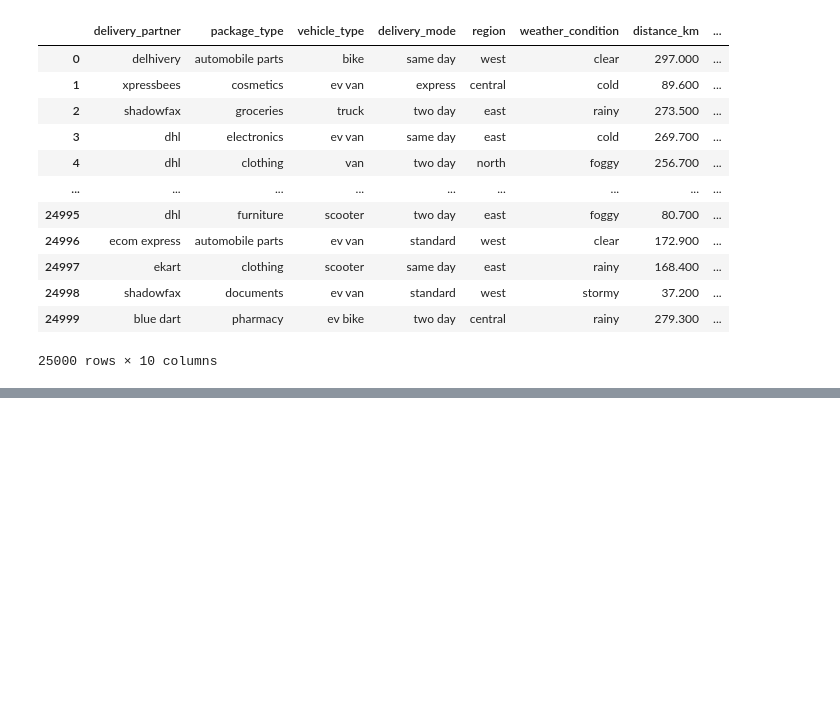
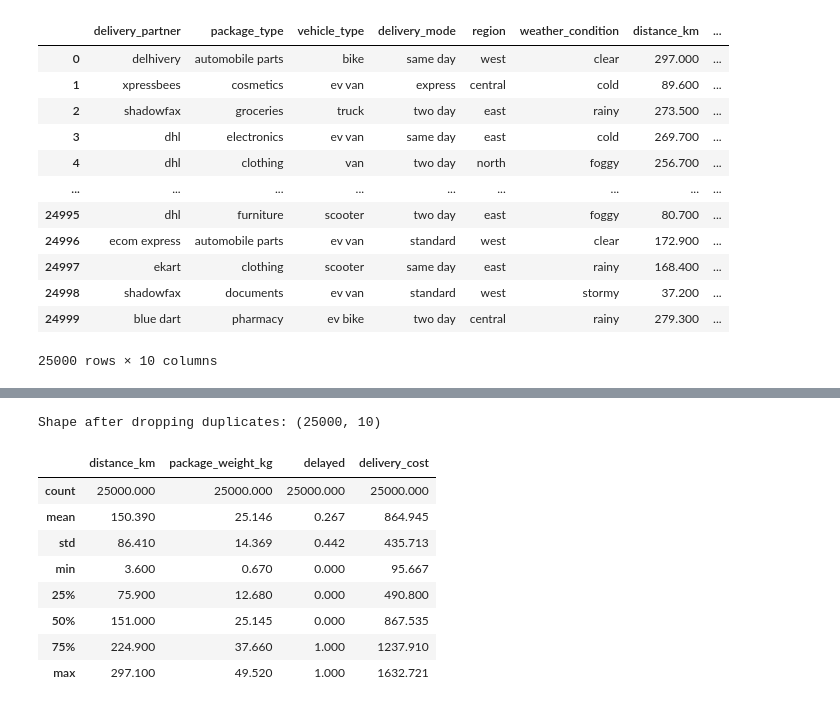
Before and after one commit to kaflebiplob/machine_learning_practice, a Jupyter notebook: notebooks/delivery_delay_prediction.ipynb, the cells around one changed output, grey strips where cells are left out. Drawn from its saved outputs; the diff is of its cells as text; code cells hidden in the pictures; blank space fills up the shorter version.

```diff
--- a/notebooks/delivery_delay_prediction.ipynb
+++ b/notebooks/delivery_delay_prediction.ipynb
@@ -197,0 +221,17 @@ Categorical Column ['delivery_partner', 'package_type', 'vehicle_type', 'deliver
+# %%
+df=df.drop_duplicates()
+print("Shape after dropping duplicates:",df.shape)
+# %% [output]
+Shape after dropping duplicates: (25000, 10)
+# %%
+df.describe()
+# %% [output]
+|  | distance_km | package_weight_kg | delayed | delivery_cost |
+| count | 25000.000 | 25000.000 | 25000.000 | 25000.000 |
+| mean | 150.390 | 25.146 | 0.267 | 864.945 |
+| std | 86.410 | 14.369 | 0.442 | 435.713 |
+| min | 3.600 | 0.670 | 0.000 | 95.667 |
+| 25% | 75.900 | 12.680 | 0.000 | 490.800 |
+| 50% | 151.000 | 25.145 | 0.000 | 867.535 |
+| 75% | 224.900 | 37.660 | 1.000 | 1237.910 |
+| max | 297.100 | 49.520 | 1.000 | 1632.721 |
```
Also changed, not shown: parts of 10 cells of this notebook.
